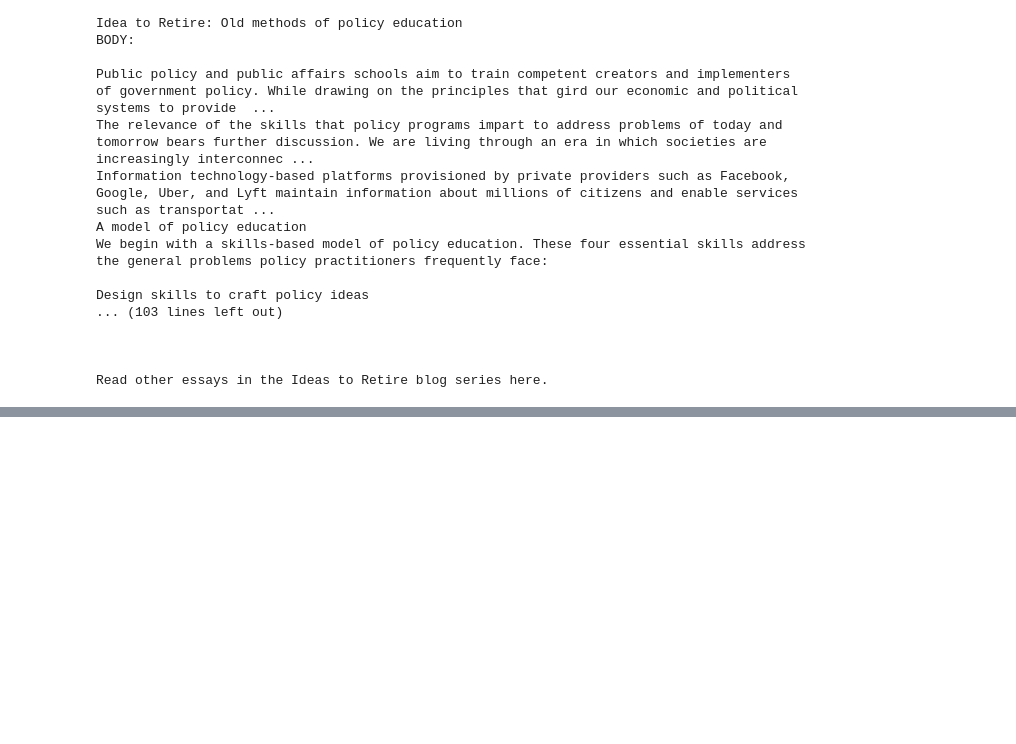
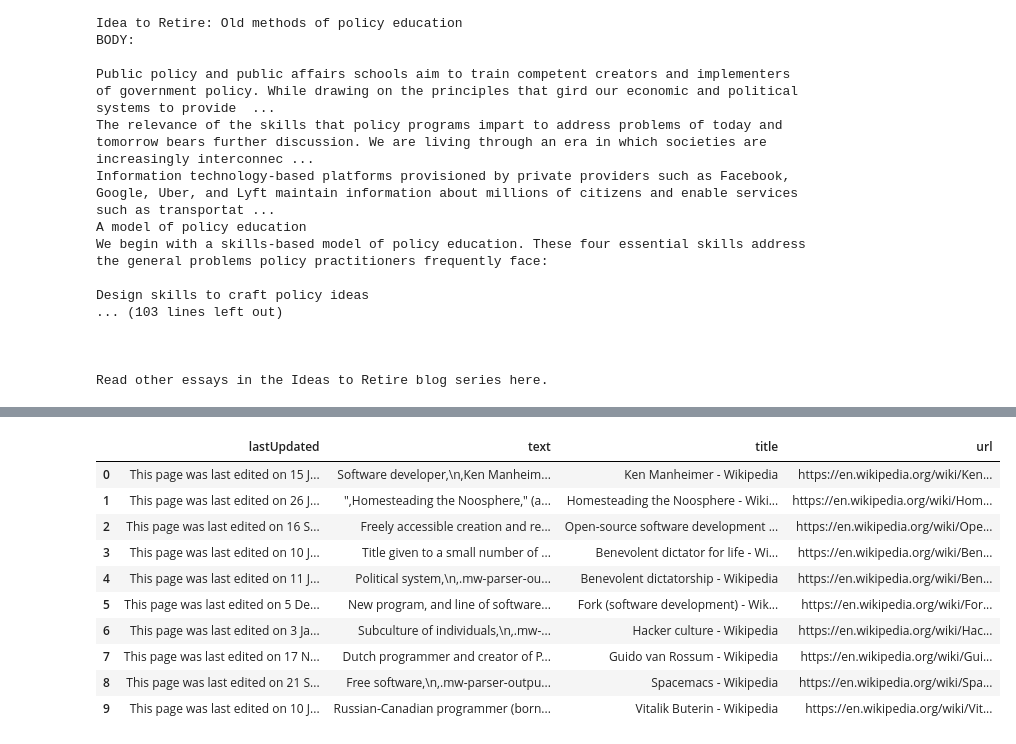
Before and after one commit to oscar066/Web_scraping_Python, a Jupyter notebook: test2.ipynb, the cells around one changed output, grey strips where cells are left out. Saved outputs shown, nothing was run; the diff lists cells and outputs as text; code cells hidden in the pictures; blank space fills up the shorter version.

```diff
--- a/test2.ipynb
+++ b/test2.ipynb
@@ -195,0 +459,18 @@ Read other essays in the Ideas to Retire blog series here.
+# %%
+import pandas as pd
+
+# data scraped using article_item.py
+data  = pd.read_csv('/Users/oscar/desktop/Android-kotlin/DataScience/web_scrapping/wikiSpider/wikiSpider/spiders/articles.csv')
+data.head(10)
+# %% [output]
+|  | lastUpdated | text | title | url |
+| 0 | This page was last edited on 15 J... | Software developer,\n,Ken Manheim... | Ken Manheimer - Wikipedia | https://en.wikipedia.org/wiki/Ken... |
+| 1 | This page was last edited on 26 J... | ",Homesteading the Noosphere," (a... | Homesteading the Noosphere - Wiki... | https://en.wikipedia.org/wiki/Hom... |
+| 2 | This page was last edited on 16 S... | Freely accessible creation and re... | Open-source software development ... | https://en.wikipedia.org/wiki/Ope... |
+| 3 | This page was last edited on 10 J... | Title given to a small number of ... | Benevolent dictator for life - Wi... | https://en.wikipedia.org/wiki/Ben... |
+| 4 | This page was last edited on 11 J... | Political system,\n,.mw-parser-ou... | Benevolent dictatorship - Wikipedia | https://en.wikipedia.org/wiki/Ben... |
+| 5 | This page was last edited on 5 De... | New program, and line of software... | Fork (software development) - Wik... | https://en.wikipedia.org/wiki/For... |
+| 6 | This page was last edited on 3 Ja... | Subculture of individuals,\n,.mw-... | Hacker culture - Wikipedia | https://en.wikipedia.org/wiki/Hac... |
+| 7 | This page was last edited on 17 N... | Dutch programmer and creator of P... | Guido van Rossum - Wikipedia | https://en.wikipedia.org/wiki/Gui... |
+| 8 | This page was last edited on 21 S... | Free software,\n,.mw-parser-outpu... | Spacemacs - Wikipedia | https://en.wikipedia.org/wiki/Spa... |
+| 9 | This page was last edited on 10 J... | Russian-Canadian programmer (born... | Vitalik Buterin - Wikipedia | https://en.wikipedia.org/wiki/Vit... |
```
Also changed, not shown: parts of 17 cells of this notebook, 14 other files.
